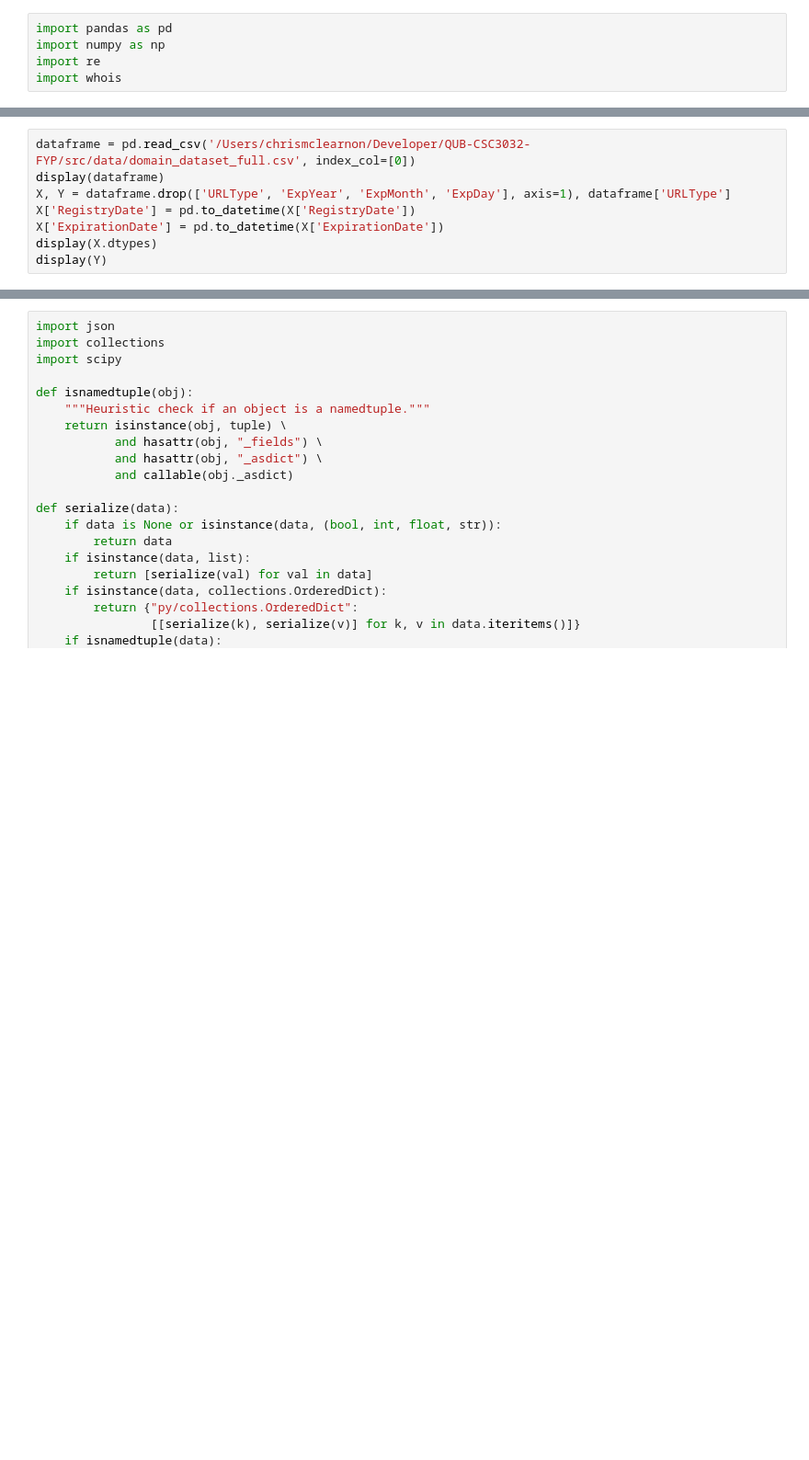
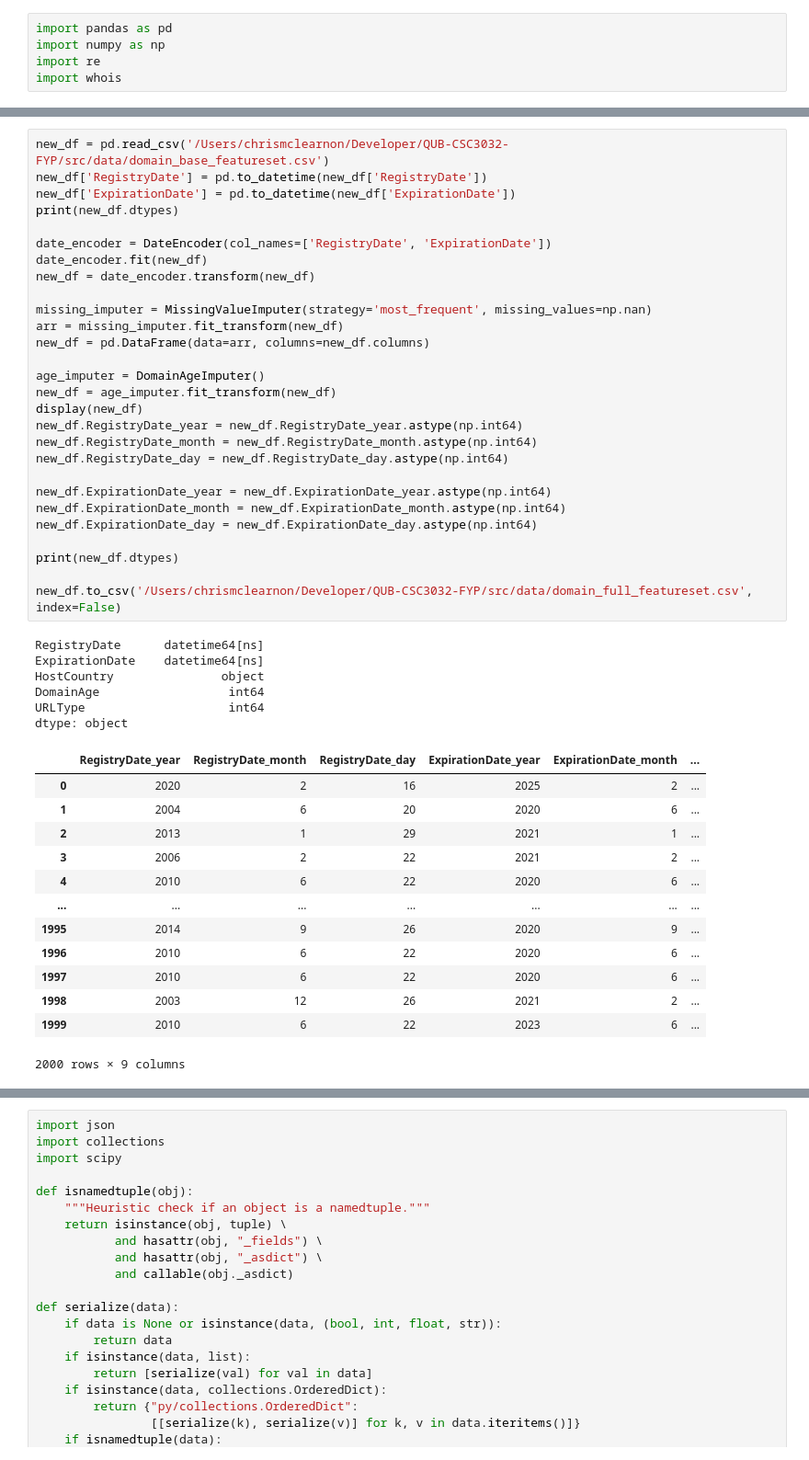
Before and after one commit to cmclearnon/QUB-CSC3032-FYP, a Jupyter notebook: src/ml/Domain - Host based Experimentation.ipynb, the cells around one changed output, grey strips where cells are left out. Shown at 92% size. Drawn from its saved outputs; the diff is of its cells as text; blank space fills up the shorter version.

Commit message:
More tidying up and start of dataset fetcher class

```diff
--- a/src/ml/Domain - Host based Feature Extraction.ipynb
+++ b/src/ml/Domain - Host based Experimentation.ipynb
@@ -264,8 +199,0 @@ new_df.to_csv('/Users/chrismclearnon/Developer/QUB-CSC3032-FYP/src/data/domain_d
-# %%
-dataframe = pd.read_csv('/Users/chrismclearnon/Developer/QUB-CSC3032-FYP/src/data/domain_dataset_full.csv', index_col=[0])
-display(dataframe)
-X, Y = dataframe.drop(['URLType', 'ExpYear', 'ExpMonth', 'ExpDay'], axis=1), dataframe['URLType']
-X['RegistryDate'] = pd.to_datetime(X['RegistryDate'])
-X['ExpirationDate'] = pd.to_datetime(X['ExpirationDate'])
-display(X.dtypes)
-display(Y)
@@ -302,0 +260,48 @@ Name: URLType, Length: 2000, dtype: int64
+# %%
+new_df = pd.read_csv('/Users/chrismclearnon/Developer/QUB-CSC3032-FYP/src/data/domain_base_featureset.csv')
+new_df['RegistryDate'] = pd.to_datetime(new_df['RegistryDate'])
+new_df['ExpirationDate'] = pd.to_datetime(new_df['ExpirationDate'])
+print(new_df.dtypes)
+
+date_encoder = DateEncoder(col_names=['RegistryDate', 'ExpirationDate'])
+date_encoder.fit(new_df)
+new_df = date_encoder.transform(new_df)
+
+missing_imputer = MissingValueImputer(strategy='most_frequent', missing_values=np.nan)
+arr = missing_imputer.fit_transform(new_df)
+new_df = pd.DataFrame(data=arr, columns=new_df.columns)
+
+age_imputer = DomainAgeImputer()
+new_df = age_imputer.fit_transform(new_df)
+display(new_df)
+new_df.RegistryDate_year = new_df.RegistryDate_year.astype(np.int64)
+new_df.RegistryDate_month = new_df.RegistryDate_month.astype(np.int64)
+new_df.RegistryDate_day = new_df.RegistryDate_day.astype(np.int64)
+
+new_df.ExpirationDate_year = new_df.ExpirationDate_year.astype(np.int64)
+new_df.ExpirationDate_month = new_df.ExpirationDate_month.astype(np.int64)
+new_df.ExpirationDate_day = new_df.ExpirationDate_day.astype(np.int64)
+
+print(new_df.dtypes)
+
+new_df.to_csv('/Users/chrismclearnon/Developer/QUB-CSC3032-FYP/src/data/domain_full_featureset.csv', index=False)
+# %% [output]
+RegistryDate      datetime64[ns]
+ExpirationDate    datetime64[ns]
+HostCountry               object
+DomainAge                  int64
+URLType                    int64
+dtype: object
+|  | RegistryDate_year | RegistryDate_month | RegistryDate_day | ExpirationDate_year | ExpirationDate_month | ... |
+| 0 | 2020 | 2 | 16 | 2025 | 2 | ... |
+| 1 | 2004 | 6 | 20 | 2020 | 6 | ... |
+| 2 | 2013 | 1 | 29 | 2021 | 1 | ... |
+| 3 | 2006 | 2 | 22 | 2021 | 2 | ... |
+| 4 | 2010 | 6 | 22 | 2020 | 6 | ... |
+| ... | ... | ... | ... | ... | ... | ... |
+| 1995 | 2014 | 9 | 26 | 2020 | 9 | ... |
+| 1996 | 2010 | 6 | 22 | 2020 | 6 | ... |
+| 1997 | 2010 | 6 | 22 | 2020 | 6 | ... |
+| 1998 | 2003 | 12 | 26 | 2021 | 2 | ... |
+| 1999 | 2010 | 6 | 22 | 2023 | 6 | ... |
+2000 rows × 9 columns
```
Also changed, not shown: parts of 22 cells of this notebook, 10 other files.
